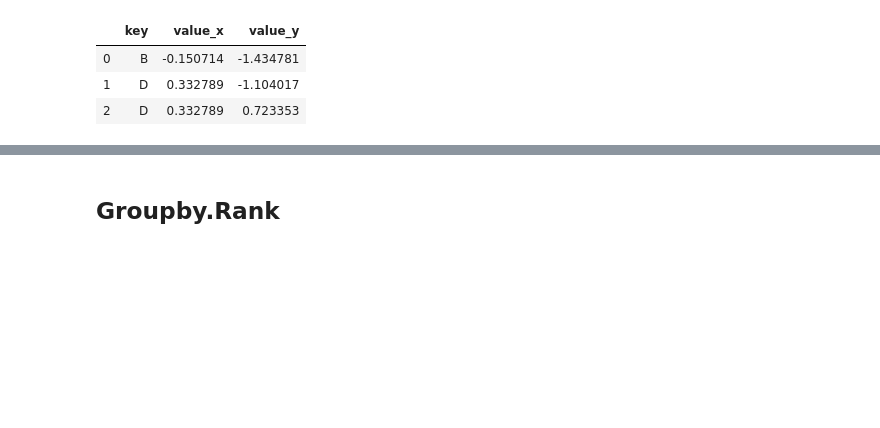
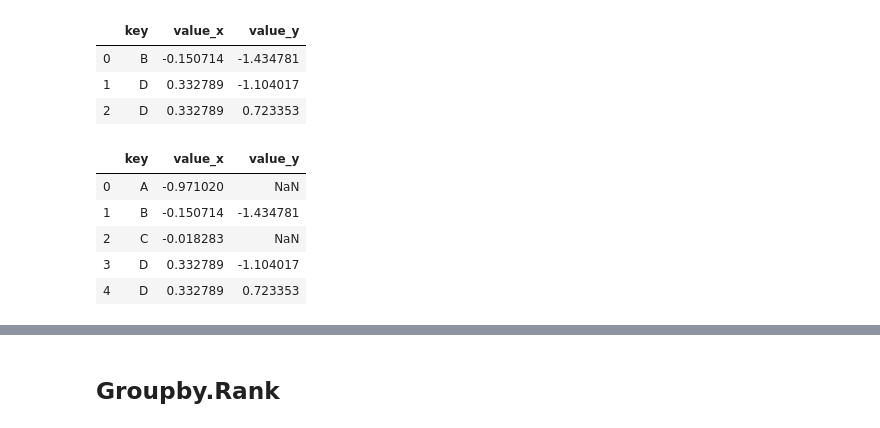
Before and after one commit to raysunau/python_data_analytics, a Jupyter notebook: Python_pandas_SQL.ipynb, the cells around one changed output, grey strips where cells are left out. Drawn from its saved outputs; the diff is of its cells as text; code cells hidden in the pictures; blank space fills up the shorter version.

```diff
--- a/Python_pandas_SQL.ipynb
+++ b/Python_pandas_SQL.ipynb
@@ -359,0 +357,9 @@ pd.merge(df1,df2,on="key")
+# %%
+pd.merge(df1,df2,on="key",how="left")
+# %% [output]
+|  | key | value_x | value_y |
+| 0 | A | -0.971020 | NaN |
+| 1 | B | -0.150714 | -1.434781 |
+| 2 | C | -0.018283 | NaN |
+| 3 | D | 0.332789 | -1.104017 |
+| 4 | D | 0.332789 | 0.723353 |
```
Also changed, not shown: parts of 4 cells of this notebook.
